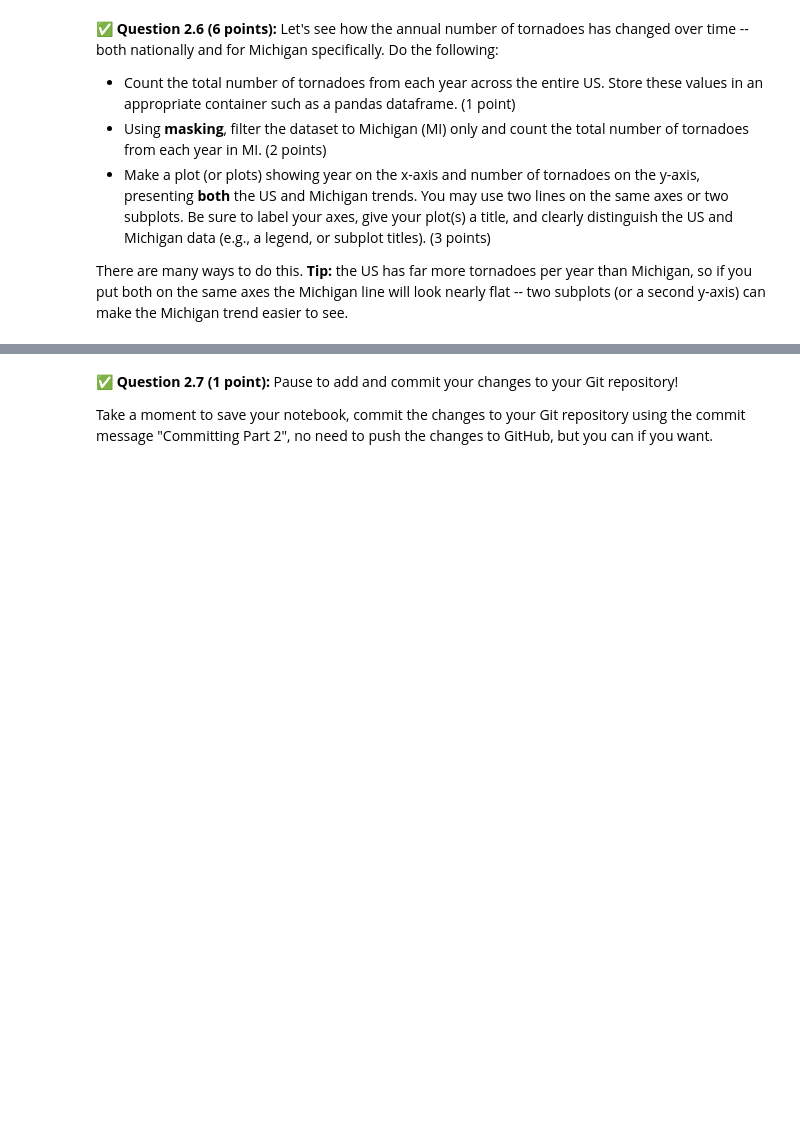
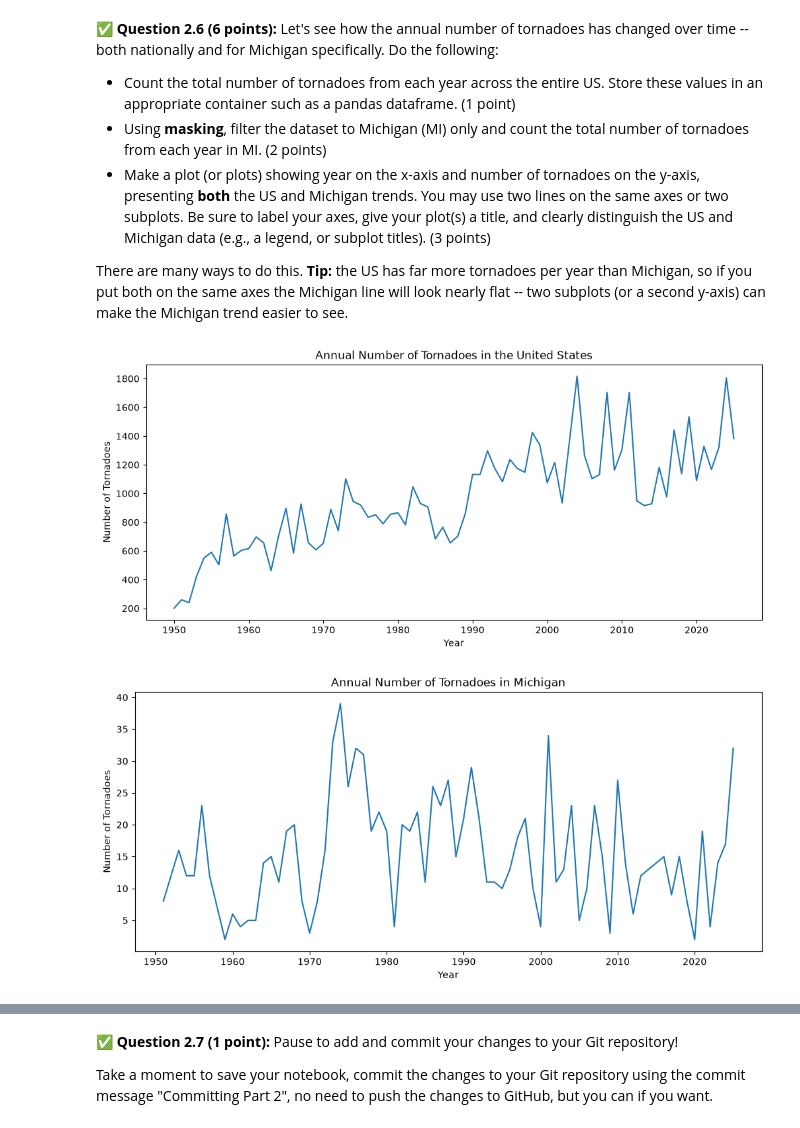
Before and after one commit to Daniel-Crawley/CMSE202-f26-turnin, a Jupyter notebook: hw-01/HW01.ipynb, the cells around one changed output, grey strips where cells are left out. Cells and saved outputs as stored; diff of their text form; code cells hidden in the pictures; blank space fills up the shorter version.

```diff
--- a/hw-01/HW01.ipynb
+++ b/hw-01/HW01.ipynb
@@ -299,3 +372,35 @@ There are many ways to do this. **Tip:** the US has far more tornadoes per year
+# %%
+# Put your code here
+import matplotlib.pyplot as plt
+
+# Count tornadoes per year across the entire US
+us_yearly = tornadoes.groupby("yr").size()
+
+# Mask the data to include only Michigan
+mi_mask = tornadoes["st"] == "MI"
+michigan = tornadoes[mi_mask]
+
+# Count tornadoes per year in Michigan
+mi_yearly = michigan.groupby("yr").size()
+
+# Plot US tornadoes
+plt.figure(figsize=(12, 5))
+plt.plot(us_yearly.index, us_yearly.values)
+plt.xlabel("Year")
+plt.ylabel("Number of Tornadoes")
+plt.title("Annual Number of Tornadoes in the United States")
+plt.show()
+
+# Plot Michigan tornadoes
+plt.figure(figsize=(12, 5))
+plt.plot(mi_yearly.index, mi_yearly.values)
+plt.xlabel("Year")
+plt.ylabel("Number of Tornadoes")
+plt.title("Annual Number of Tornadoes in Michigan")
+plt.show()
+# %% [output]
+[figure, added]
+[figure, added]
 # %% [markdown]
 <!-- END QUESTION -->
 <!-- DO NOT MODIFY OR DELETE THIS CELL. Make sure your solution to the question above is in the cell(s) above this one. -->
```
Also changed, not shown: parts of 25 cells of this notebook.
